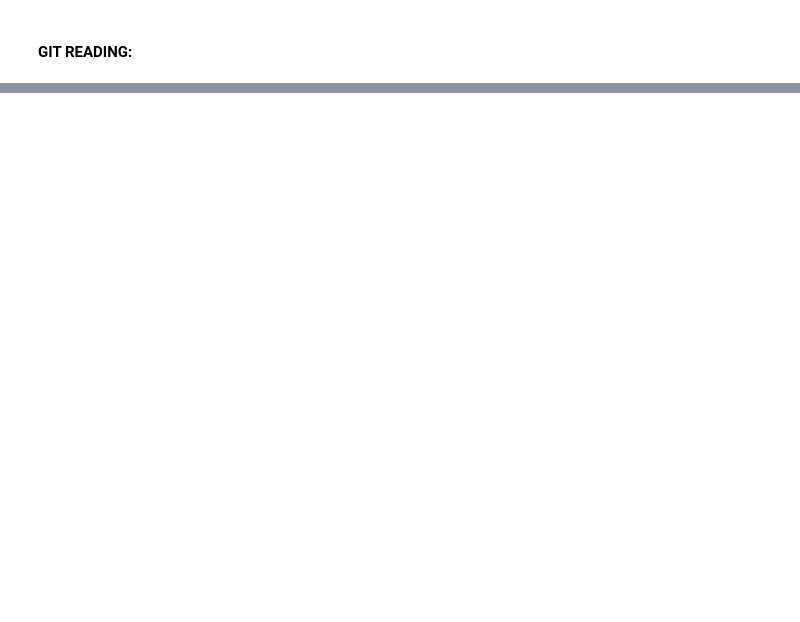
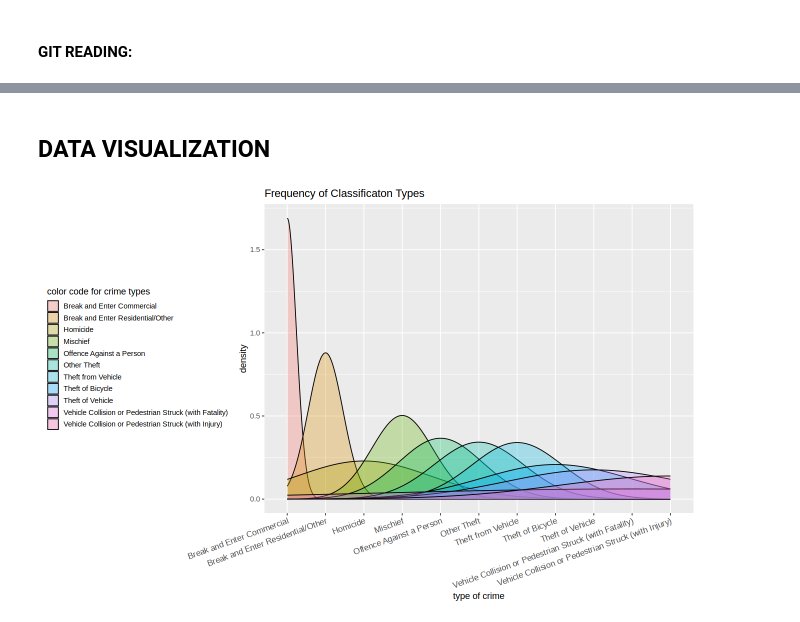
Before and after one commit to ireneberezin/DSCI-PROJECT-38, a Jupyter notebook: project_proposal.ipynb, the cells around one changed output, grey strips where cells are left out. Drawn from its saved outputs; the diff is of its cells as text; code cells hidden in the pictures; blank space fills up the shorter version.

```diff
--- a/project_proposal.ipynb
+++ b/project_proposal.ipynb
@@ -168,0 +162,14 @@ df <- tibble(x = runif(6), y = runif(6), z = runif(6)) # Compute the mean of x,
+# %% [markdown]
+## DATA VISUALIZATION
+# %%
+options(repr.plot.height = 7, repr.plot.width = 11)
+
+crime_viz_type <- crime_train |>
+ggplot(aes(x= type_of_crime, fill=type_of_crime))+geom_density(alpha=0.3)+
+labs(x="type of crime", fill="color code for crime types")+ggtitle("Frequency of Classificaton Types") +
+theme(axis.text.x = element_text(size=10, angle = 20, vjust = 1, hjust=1))+
+ theme(legend.key.size = unit(0.5, 'cm'))+
+theme(legend.position = "left")
+crime_viz_type
+# %% [output]
+[figure, added]
```
Also changed, not shown: parts of 11 cells of this notebook.
